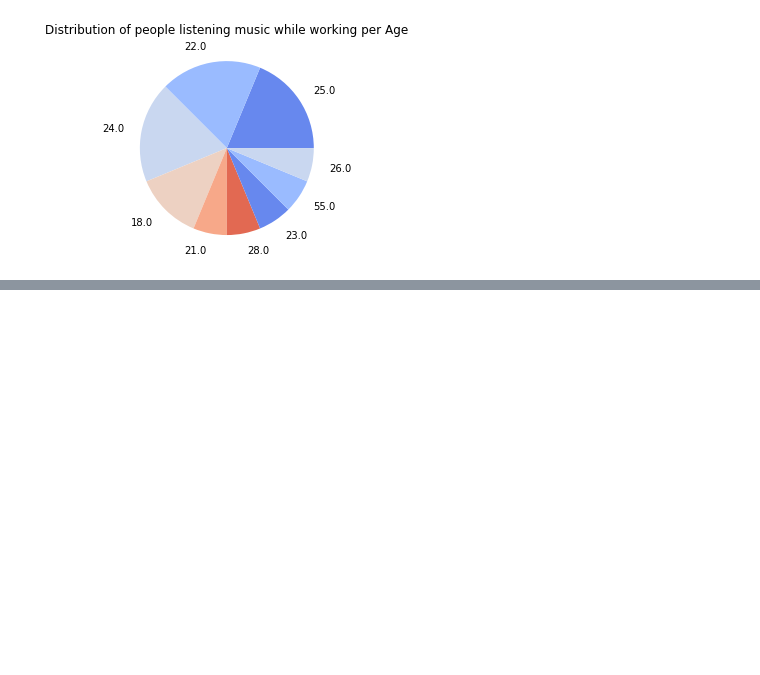
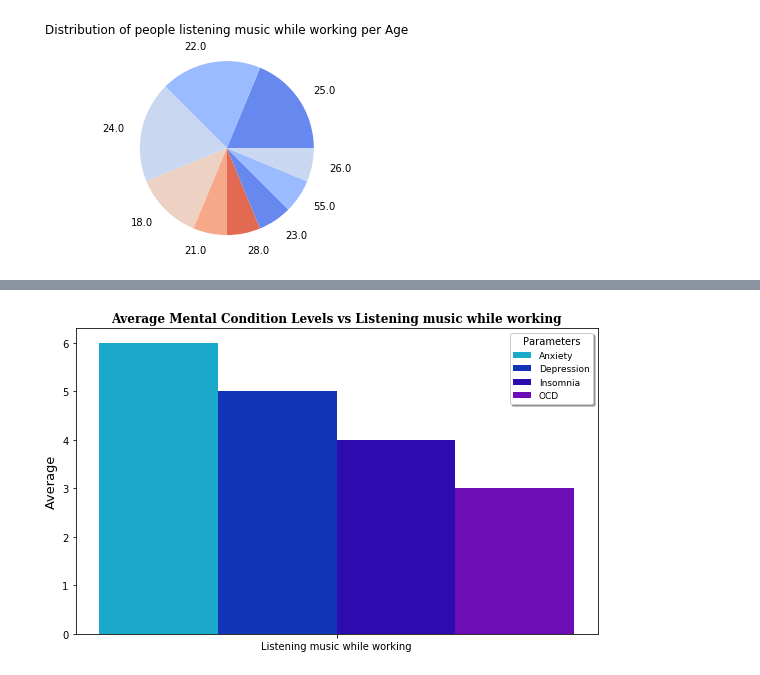
Before and after one commit to acosta109/Project-1, a Jupyter notebook: master_code_mental_health_analysis.ipynb, the cells around one changed output, grey strips where cells are left out. Cells and saved outputs as stored; diff of their text form; code cells hidden in the pictures; blank space fills up the shorter version.

Commit message:
I added Virmar's last few graphs

```diff
--- a/master_code_mental_health_analysis.ipynb
+++ b/master_code_mental_health_analysis.ipynb
@@ -1038,0 +1105,44 @@ working_means
+# %%
+fig, ax = plt.subplots(figsize=(8,5))
+
+# Defining bar labels and values:
+
+labels = ['While working` == "Yes"']
+anx_mean = working_means_yes["Anxiety"]
+dep_mean = working_means_yes["Depression"]
+ins_mean = working_means_yes["Insomnia"]
+ocd_mean = working_means_yes["OCD"]
+
+# Defining the position of the labels and width of the bars:
+label_loc = np.arange(len(labels))
+width = 0.20
+
+# Plotting the individual bars:
+anx_plot = plt.bar(label_loc + width, anx_mean, width, label='Anxiety', color='#1BA9CB')
+dep_plot = plt.bar(label_loc + width*2, dep_mean, width, label='Depression', color='#1035B6')
+ins_plot = plt.bar(label_loc + width*3, ins_mean, width, label='Insomnia', color='#2E0BAF')
+ocd_plot = plt.bar(label_loc + width*4, ocd_mean, width, label='OCD', color='#6C0DB6')
+
+# Styling labels and title:
+plt.ylabel('Average', fontsize=13)
+
+plt.title(
+    'Average Mental Condition Levels vs Listening music while working',
+    fontdict={'size': 12, 'weight': 'bold', 'family': 'serif'}
+)
+
+plt.xticks(label_loc + width*2.5, ['Listening music while working'])
+plt.legend(
+    fontsize=9,
+    fancybox=True,
+    shadow=True,
+    title='Parameters'
+)
+
+
+# Plotting:
+plt.tight_layout()
+plt.savefig('Output/while_working_bar.png')
+plt.show()
+# %% [output]
+[figure, added]
```
Also changed, not shown: parts of 16 cells of this notebook, 5 other files.
